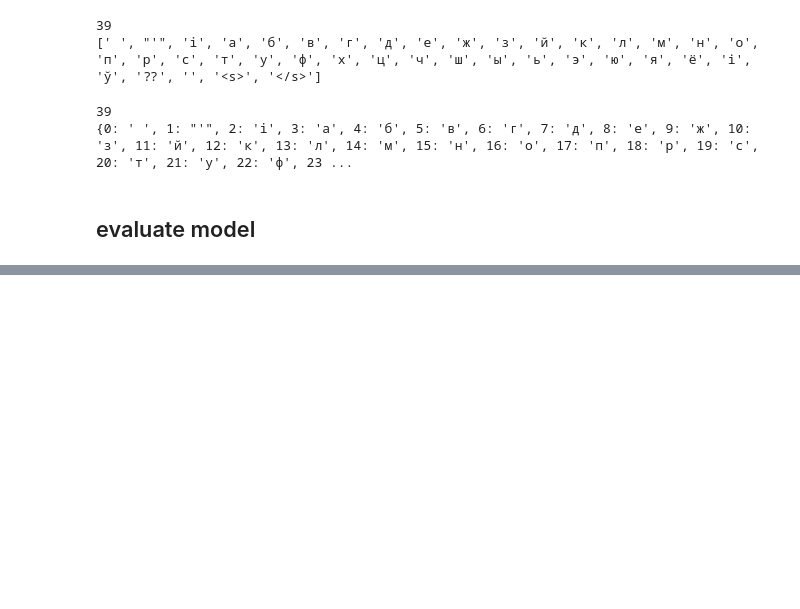
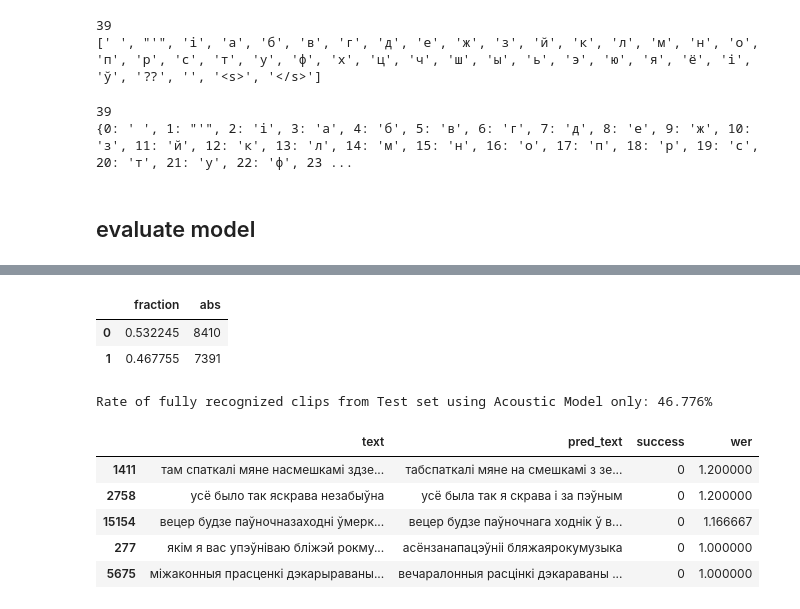
Before and after one commit to navalnica/wav2vec2-belarusian, a Jupyter notebook: evaluate_am_with_lm.ipynb, the cells around one changed output, grey strips where cells are left out. Saved outputs shown, nothing was run; the diff lists cells and outputs as text; code cells hidden in the pictures; blank space fills up the shorter version.

```diff
--- a/evaluate_am_with_lm.ipynb
+++ b/evaluate_am_with_lm.ipynb
@@ -267,0 +205,24 @@ Rate of fully recognized clips from Test set: 0.388
+# %%
+success_stats = df_results['success'].value_counts(dropna=False, normalize=True)
+success_stats = success_stats.to_frame('fraction').join(
+    df_results['success'].value_counts(dropna=False).rename('abs')
+)
+success_stats
+# %% [output]
+|  | fraction | abs |
+| 0 | 0.532245 | 8410 |
+| 1 | 0.467755 | 7391 |
+# %%
+print(f'Rate of fully recognized clips from Test set using Acoustic Model only: '
+      f"{success_stats.loc[1, 'fraction'] :.3%}")
+# %% [output]
+Rate of fully recognized clips from Test set using Acoustic Model only: 46.776%
+# %%
+df_results.sort_values('wer', ascending=False).head()
+# %% [output]
+|  | text | pred_text | success | wer |
+| 1411 | там спаткалі мяне насмешкамі здзе... | табспаткалі мяне на смешкамі з зе... | 0 | 1.200000 |
+| 2758 | усё было так яскрава незабыўна | усё была так я скрава і за пэўным | 0 | 1.200000 |
+| 15154 | вецер будзе паўночназаходні ўмерк... | вецер будзе паўночнага ходнік ў в... | 0 | 1.166667 |
+| 277 | якім я вас упэўніваю бліжэй рокму... | асёнзанапацэўніі бляжаярокумузыка | 0 | 1.000000 |
+| 5675 | міжаконныя прасценкі дэкарыраваны... | вечаралонныя расцінкі дэкараваны ... | 0 | 1.000000 |
```
Also changed, not shown: parts of 37 cells of this notebook.
